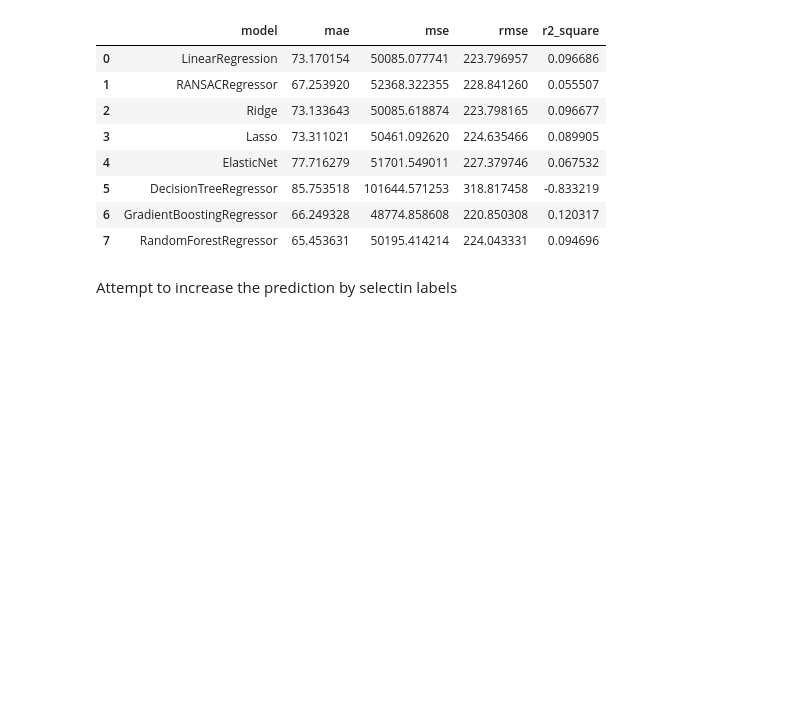
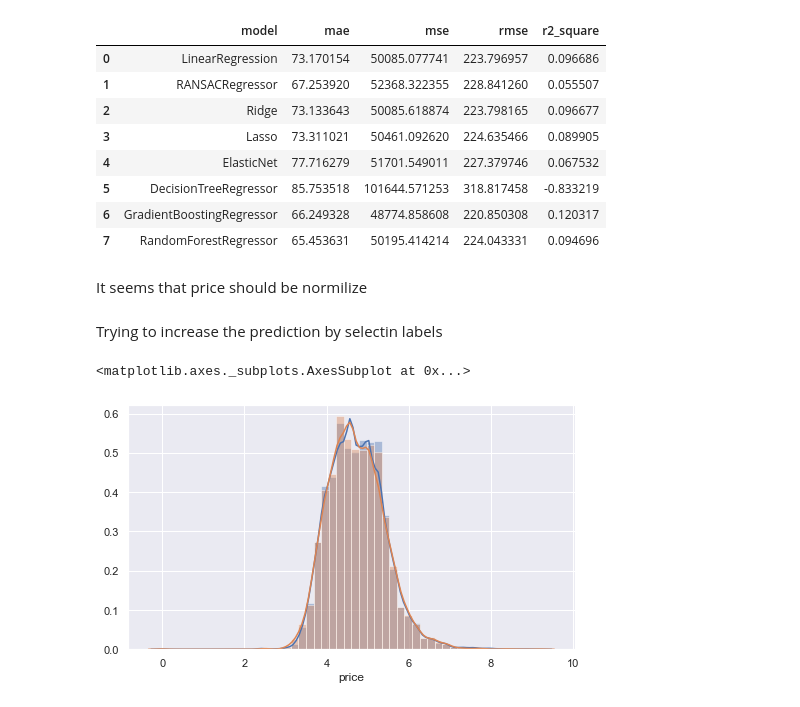
Before and after one commit to aleksanp/airbnb-prices, a Jupyter notebook: airbnb_learning.ipynb, the cells around one changed output. Saved outputs shown, nothing was run; the diff lists cells and outputs as text; code cells hidden in the pictures; blank space fills up the shorter version.

```diff
--- a/airbnb_learning.ipynb
+++ b/airbnb_learning.ipynb
@@ -440,5 +450,16 @@ df_scores
 | 5 | DecisionTreeRegressor | 85.753518 | 101644.571253 | 318.817458 | -0.833219 |
 | 6 | GradientBoostingRegressor | 66.249328 | 48774.858608 | 220.850308 | 0.120317 |
 | 7 | RandomForestRegressor | 65.453631 | 50195.414214 | 224.043331 | 0.094696 |
+# %% [markdown]
+It seems that price should be normilize
 # %% [markdown]
-Attempt to increase the prediction by selectin labels
+Trying to increase the prediction by selectin labels
+# %%
+y_train_norm = np.log1p(y_train)
+y_test_norm = np.log1p(y_test)
+
+sns.distplot(y_train_norm)
+sns.distplot(y_test_norm)
+# %% [output]
+<matplotlib.axes._subplots.AxesSubplot at 0x...>
+[figure, added]
```
Also changed, not shown: parts of 15 cells of this notebook.
